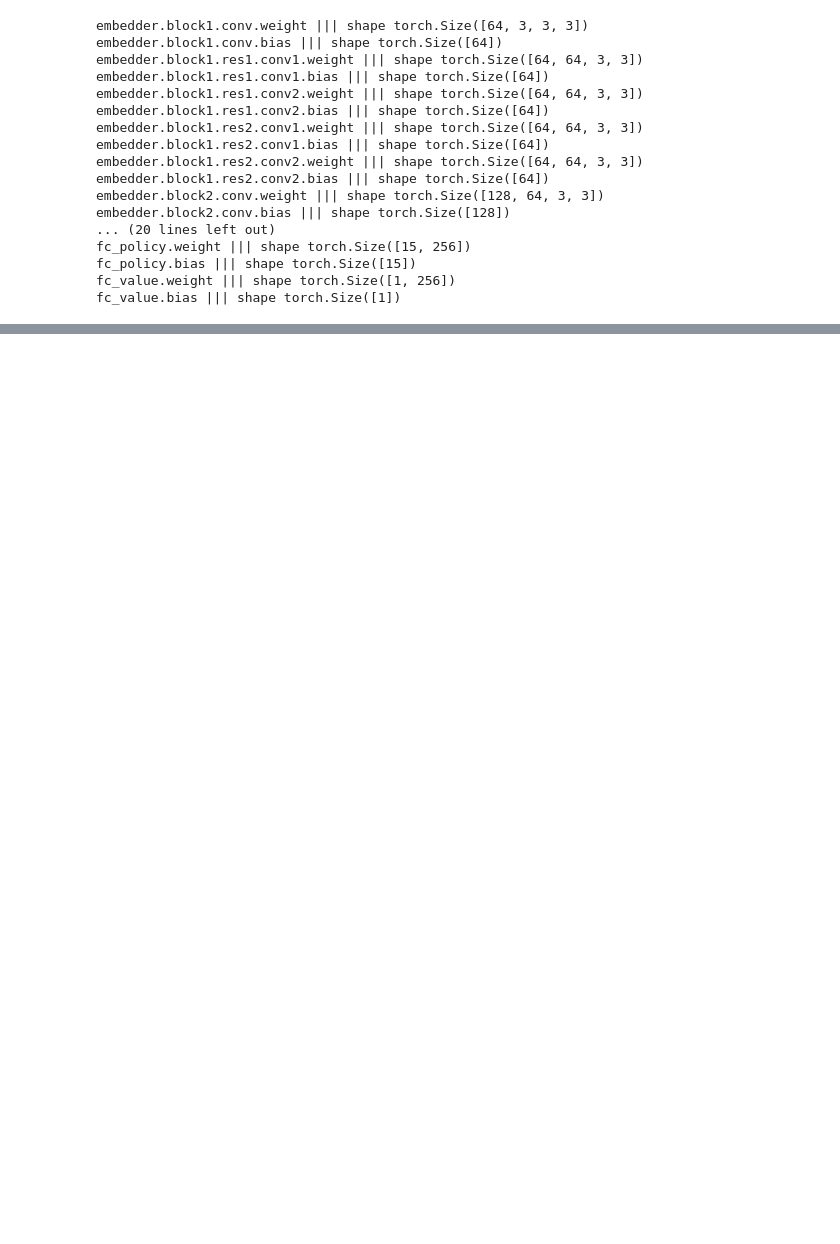
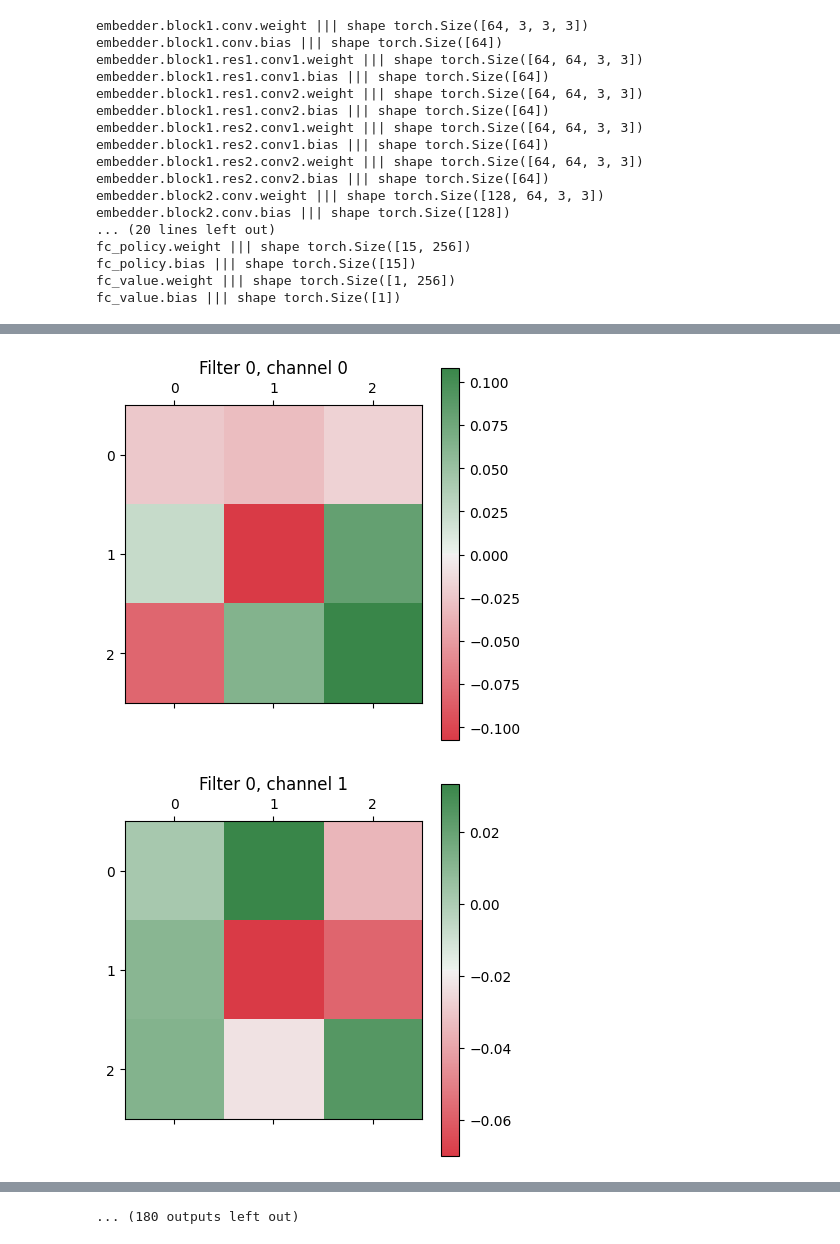
Before and after one commit to alexander-turner/MechInt, a Jupyter notebook: load-model.ipynb, the cells around one changed output, grey strips where cells are left out. Saved outputs shown, nothing was run; the diff lists cells and outputs as text; code cells hidden in the pictures; blank space fills up the shorter version.

Commit message:
Added green<->red diverging colormap, completed first-layer conv kernel visualization.

```diff
--- a/load-model.ipynb
+++ b/load-model.ipynb
@@ -50 +51,16 @@ policy weights with shape torch.Size([15, 256])
 ========
+# %%
+import seaborn as sns
+
+# Conv visualization
+CONV1 = model_SD['embedder.block1.conv.weight']
+CMAP = sns.diverging_palette(10, 133, as_cmap=True)
+for filt in range(CONV1.shape[0]):
+    for channel in range(CONV1.shape[-1]):
+        plt.matshow(CONV1[filt,:,:,channel], cmap=CMAP)
+        plt.title(f'Filter {filt}, channel {channel}')
+        plt.colorbar()
+        plt.show()
+# %% [output]
+[figure, added]
+[figure, added]
@@ -50,0 +77 @@ policy weights with shape torch.Size([15, 256])
+... (180 outputs left out)
```
Also changed, not shown: parts of 2 cells of this notebook.
